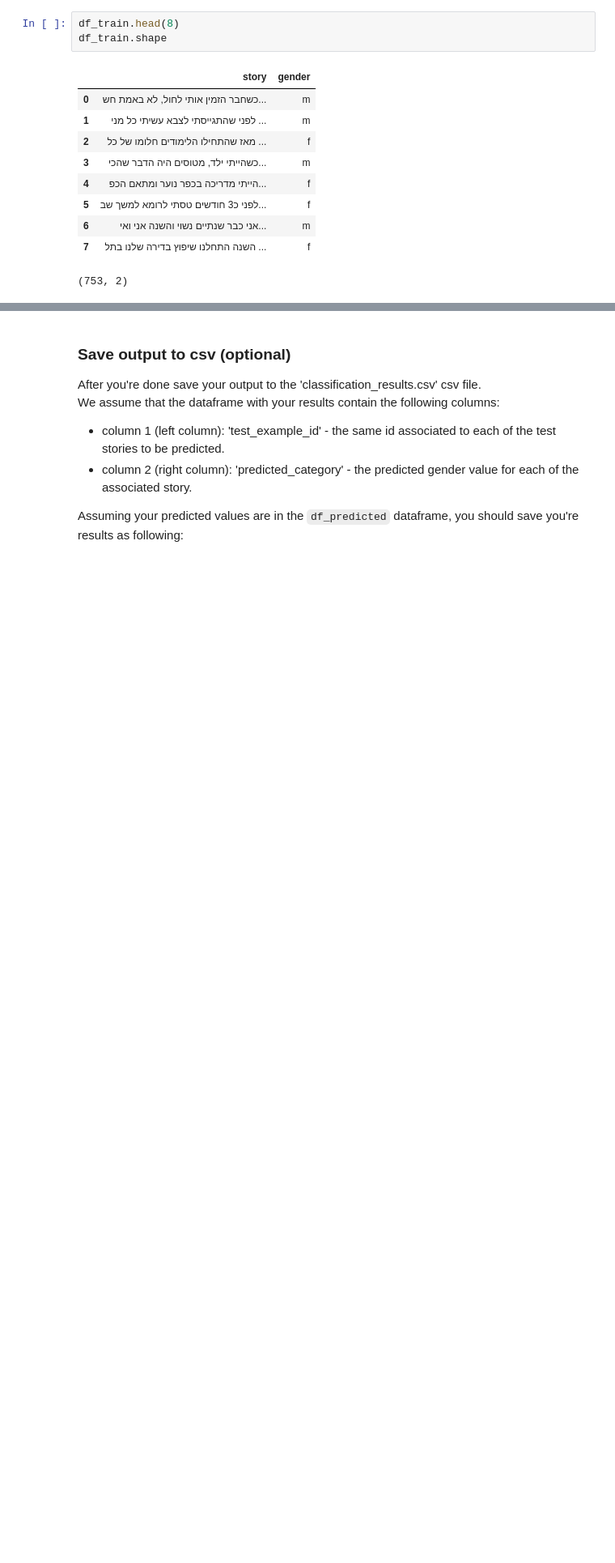
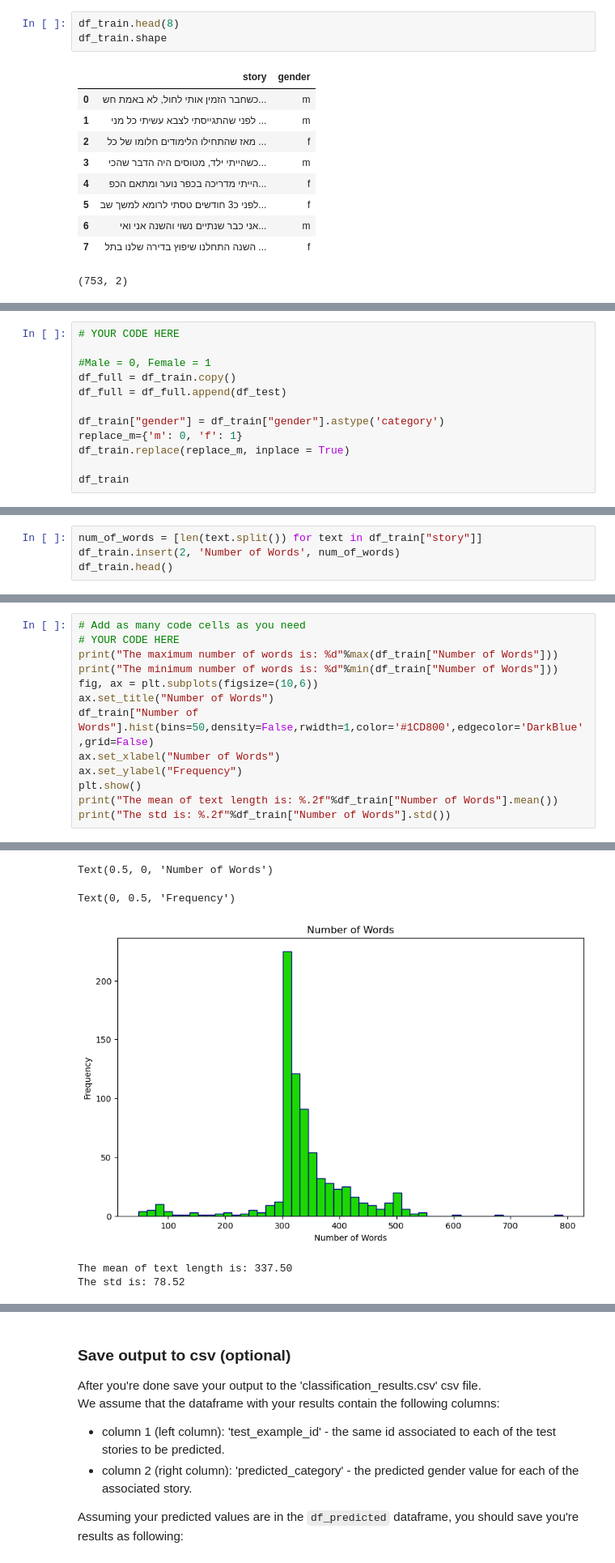
Before and after one commit to Shahars71/Text-Analysis-and-Machine-Learning, a Jupyter notebook: Assignment3-text-analysis.ipynb, the cells around one changed output, grey strips where cells are left out. Shown at 81% size. Cells and saved outputs as stored; diff of their text form; blank space fills up the shorter version.

```diff
--- a/Assignment3-text-analysis.ipynb
+++ b/Assignment3-text-analysis.ipynb
@@ -211,0 +185,12 @@ HEBREW,נדבקנו
+# %%
+# YOUR CODE HERE
+
+#Male = 0, Female = 1
+df_full = df_train.copy()
+df_full = df_full.append(df_test)
+
+df_train["gender"] = df_train["gender"].astype('category')
+replace_m={'m': 0, 'f': 1}
+df_train.replace(replace_m, inplace = True)
+
+df_train
@@ -211,0 +213,4 @@ HEBREW,נדבקנו
+# %%
+num_of_words = [len(text.split()) for text in df_train["story"]]
+df_train.insert(2, 'Number of Words', num_of_words)
+df_train.head()
@@ -211,0 +224,14 @@ HEBREW,נדבקנו
+# %%
+# Add as many code cells as you need
+# YOUR CODE HERE
+print("The maximum number of words is: %d"%max(df_train["Number of Words"]))
+print("The minimum number of words is: %d"%min(df_train["Number of Words"]))
+fig, ax = plt.subplots(figsize=(10,6))
+ax.set_title("Number of Words")
+df_train["Number of Words"].hist(bins=50,density=False,rwidth=1,color='#1CD800',edgecolor='DarkBlue',grid=False)
+ax.set_xlabel("Number of Words")
+ax.set_ylabel("Frequency")
+plt.show()
+print("The mean of text length is: %.2f"%df_train["Number of Words"].mean())
+print("The std is: %.2f"%df_train["Number of Words"].std())
+# %% [output]
@@ -211,0 +242,5 @@ HEBREW,נדבקנו
+Text(0.5, 0, 'Number of Words')
+Text(0, 0.5, 'Frequency')
+[figure, added]
+The mean of text length is: 337.50
+The std is: 78.52
```
Also changed, not shown: parts of 42 cells of this notebook.
